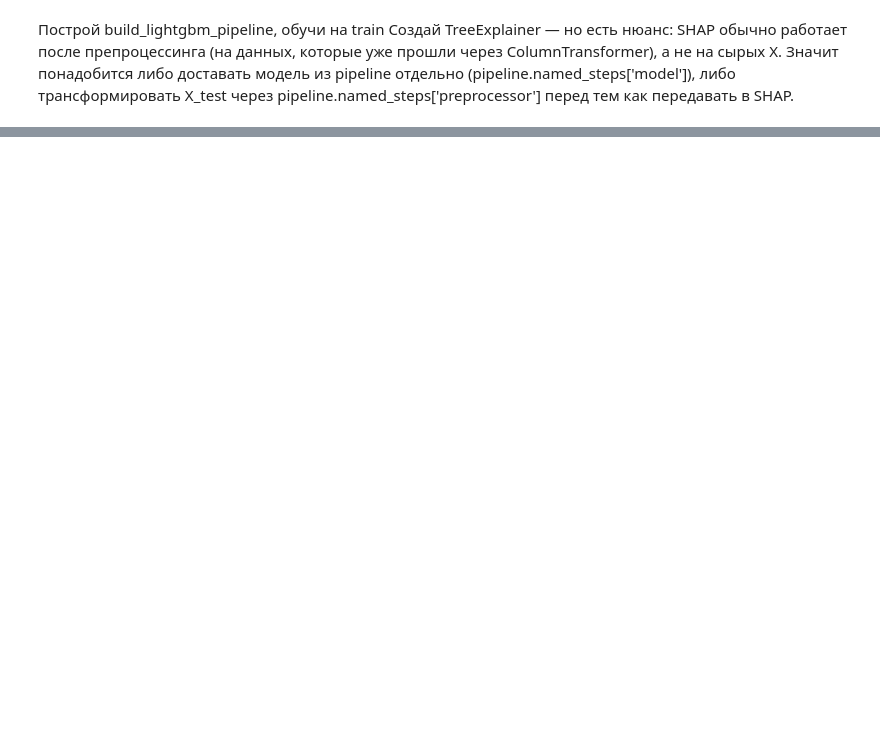
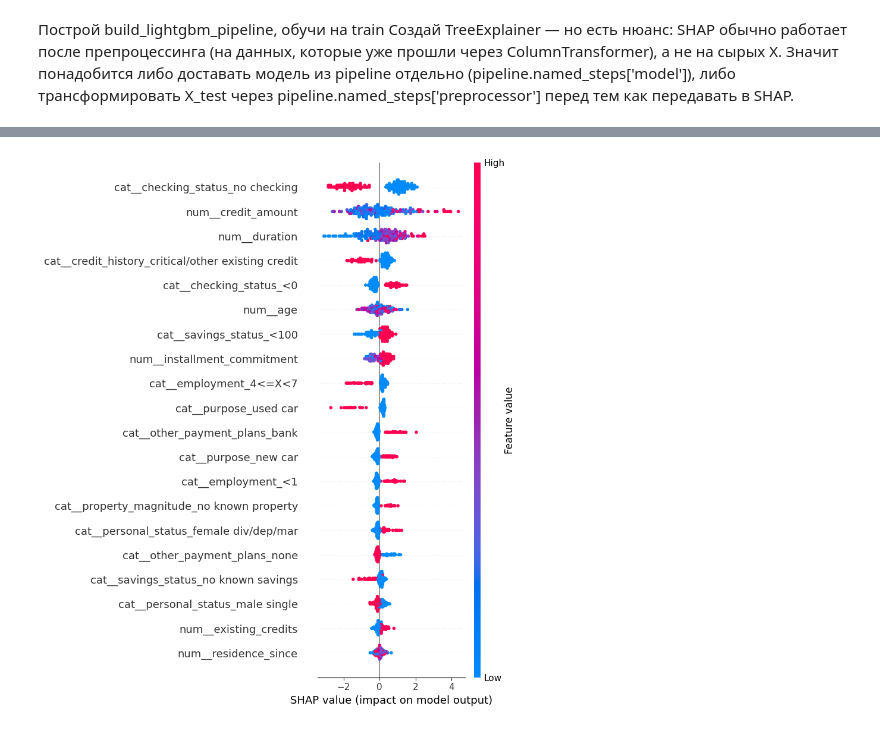
Before and after one commit to rriizz2k/credit-risk-scoring, a Jupyter notebook: notebooks/shap_analysis.ipynb, the cells around one changed output, grey strips where cells are left out. Saved outputs shown, nothing was run; the diff lists cells and outputs as text; code cells hidden in the pictures; blank space fills up the shorter version.

```diff
--- a/notebooks/shap_analysis.ipynb
+++ b/notebooks/shap_analysis.ipynb
@@ -29,4 +64,7 @@ X_test_transformed = pipeline.named_steps['preprocessor'].transform(X_test)
 # %%
 explainer = shap.TreeExplainer(model)
 shap_values = explainer.shap_values(X_test_transformed)
-shap.summary_plot(shap_values, X_test_transformed)
+feature_names = pipeline.named_steps['preprocessor'].get_feature_names_out()
+shap.summary_plot(shap_values, X_test_transformed, feature_names=feature_names)
+# %% [output]
+[figure, added]
```
Also changed, not shown: parts of 1 cell of this notebook, 4 other files.
